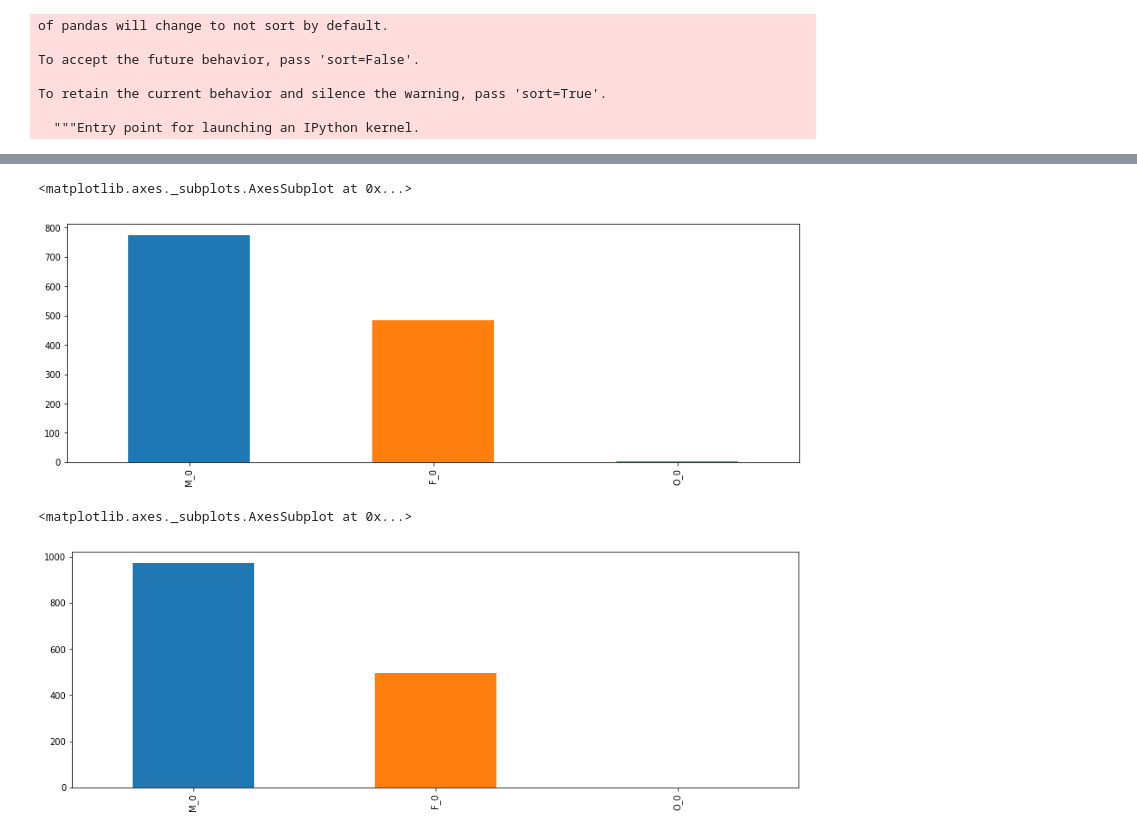
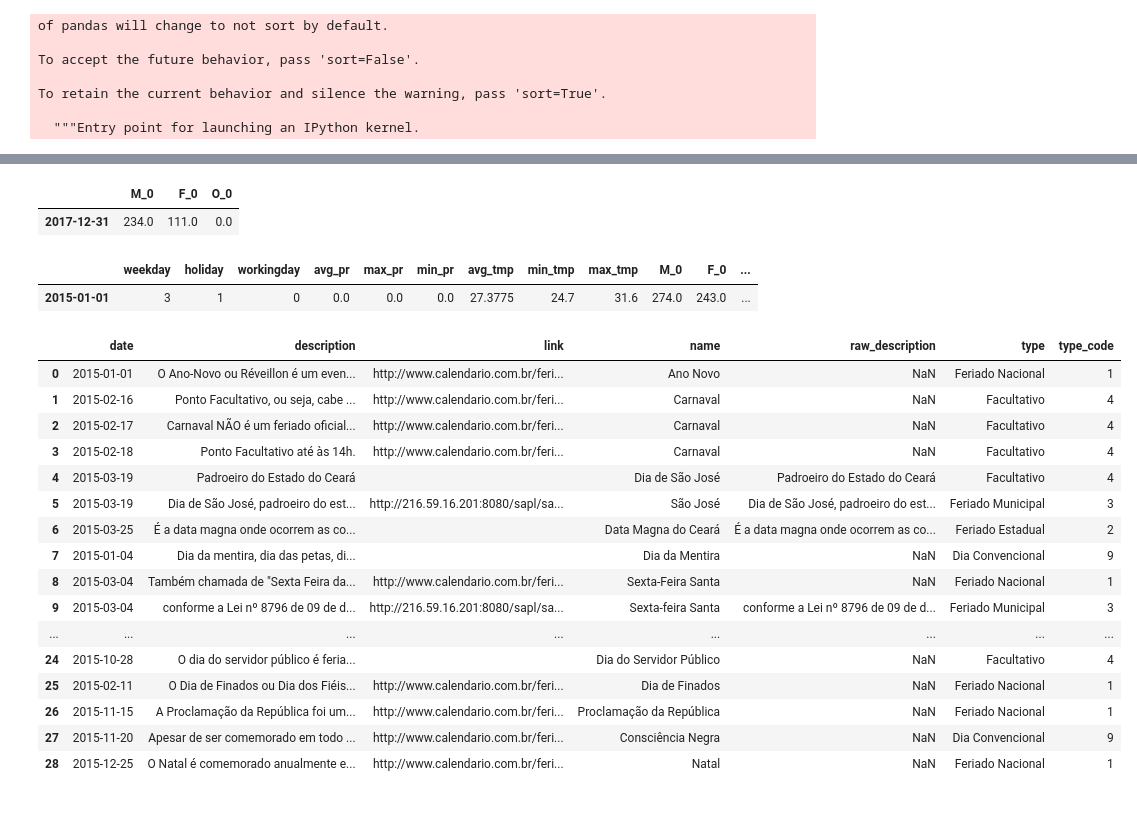
Before and after one commit to omadson/PhD, a Jupyter notebook: notebooks/clean_pr_dataset.ipynb, the cells around one changed output, grey strips where cells are left out. Drawn from its saved outputs; the diff is of its cells as text; code cells hidden in the pictures.

```diff
--- a/notebooks/clean_pr_dataset.ipynb
+++ b/notebooks/clean_pr_dataset.ipynb
@@ -73,10 +76,31 @@ sns.barplot(x='weekday', y='F_0', data=aa)
 # %%
-aa[aa['holiday'] == 1][['M_0','F_0','O_0']].mean().plot.bar(figsize=(15,5))
+aa[aa.index == '2017-12-31'][['M_0','F_0','O_0']]
 # %% [output]
-<matplotlib.axes._subplots.AxesSubplot at 0x...>
-[figure, removed]
+|  | M_0 | F_0 | O_0 |
+| 2017-12-31 | 234.0 | 111.0 | 0.0 |
-# %%
-aa[aa['holiday'] == 0][['M_0','F_0','O_0']].mean().plot.bar(figsize=(15,5))
-# %% [output]
-<matplotlib.axes._subplots.AxesSubplot at 0x...>
-[figure, removed]
+# %%
+aa[aa.index == '2015-01-01']
+# %% [output]
+|  | weekday | holiday | workingday | avg_pr | max_pr | min_pr | avg_tmp | min_tmp | max_tmp | M_0 | F_0 | ... |
+| 2015-01-01 | 3 | 1 | 0 | 0.0 | 0.0 | 0.0 | 27.3775 | 24.7 | 31.6 | 274.0 | 243.0 | ... |
+# %%
+year = 2015
+pd.read_json('https://api.calendario.com.br/?json=true&ano=%s&ibge=2304400&token=bWFkc29uZGRpYXNAZ21haWwuY29tJmhhc2g9MTIzNDc0NTU0' % year)
+# %% [output]
+|  | date | description | link | name | raw_description | type | type_code |
+| 0 | 2015-01-01 | O Ano-Novo ou Réveillon é um even... | http://www.calendario.com.br/feri... | Ano Novo | NaN | Feriado Nacional | 1 |
+| 1 | 2015-02-16 | Ponto Facultativo, ou seja, cabe ... | http://www.calendario.com.br/feri... | Carnaval | NaN | Facultativo | 4 |
+| 2 | 2015-02-17 | Carnaval NÃO é um feriado oficial... | http://www.calendario.com.br/feri... | Carnaval | NaN | Facultativo | 4 |
+| 3 | 2015-02-18 | Ponto Facultativo até às 14h. | http://www.calendario.com.br/feri... | Carnaval | NaN | Facultativo | 4 |
+| 4 | 2015-03-19 | Padroeiro do Estado do Ceará |  | Dia de São José | Padroeiro do Estado do Ceará | Facultativo | 4 |
+| 5 | 2015-03-19 | Dia de São José, padroeiro do est... | http://216.59.16.201:8080/sapl/sa... | São José | Dia de São José, padroeiro do est... | Feriado Municipal | 3 |
+| 6 | 2015-03-25 | É a data magna onde ocorrem as co... |  | Data Magna do Ceará | É a data magna onde ocorrem as co... | Feriado Estadual | 2 |
+| 7 | 2015-01-04 | Dia da mentira, dia das petas, di... |  | Dia da Mentira | NaN | Dia Convencional | 9 |
+| 8 | 2015-03-04 | Também chamada de "Sexta Feira da... | http://www.calendario.com.br/feri... | Sexta-Feira Santa | NaN | Feriado Nacional | 1 |
+| 9 | 2015-03-04 | conforme a Lei nº 8796 de 09 de d... | http://216.59.16.201:8080/sapl/sa... | Sexta-feira Santa | conforme a Lei nº 8796 de 09 de d... | Feriado Municipal | 3 |
+| ... | ... | ... | ... | ... | ... | ... | ... |
+| 24 | 2015-10-28 | O dia do servidor público é feria... |  | Dia do Servidor Público | NaN | Facultativo | 4 |
+| 25 | 2015-02-11 | O Dia de Finados ou Dia dos Fiéis... | http://www.calendario.com.br/feri... | Dia de Finados | NaN | Feriado Nacional | 1 |
+| 26 | 2015-11-15 | A Proclamação da República foi um... | http://www.calendario.com.br/feri... | Proclamação da República | NaN | Feriado Nacional | 1 |
+| 27 | 2015-11-20 | Apesar de ser comemorado em todo ... | http://www.calendario.com.br/feri... | Consciência Negra | NaN | Dia Convencional | 9 |
+| 28 | 2015-12-25 | O Natal é comemorado anualmente e... | http://www.calendario.com.br/feri... | Natal | NaN | Feriado Nacional | 1 |
```
Also changed, not shown: parts of 8 cells of this notebook, 1 other file.
